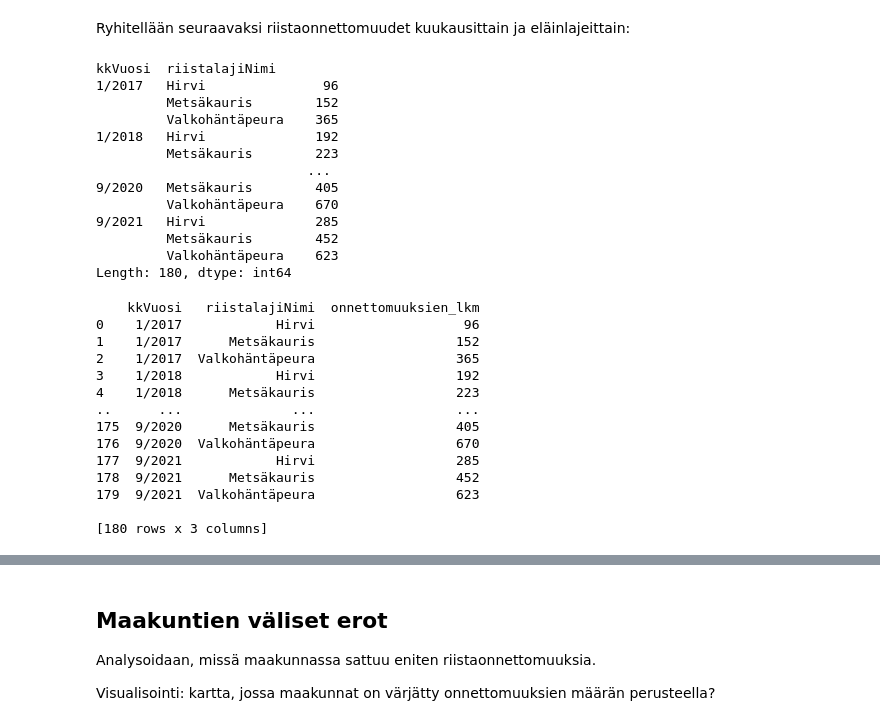
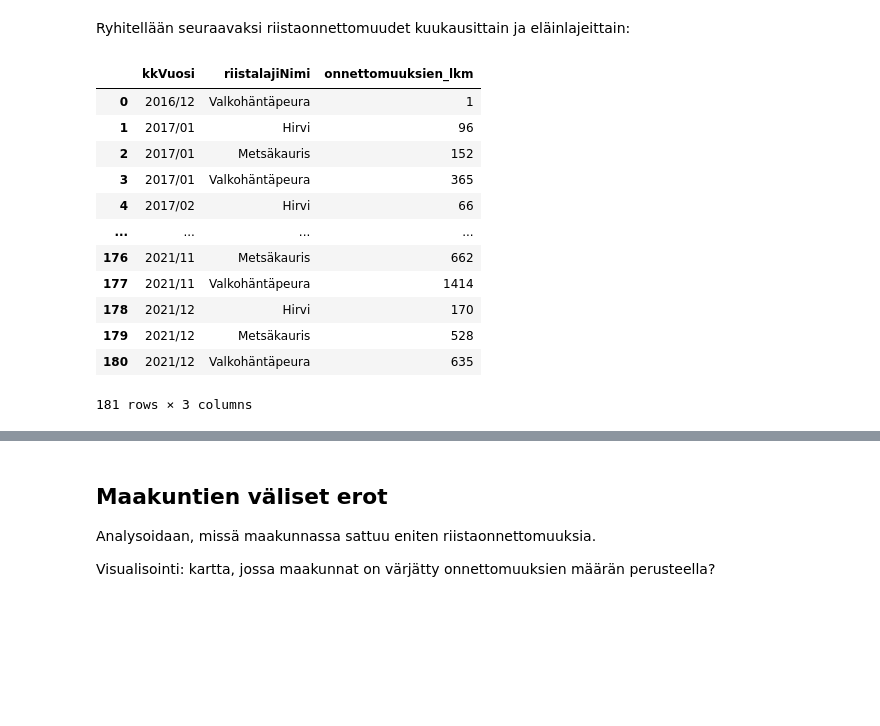
Before and after one commit to SallaLipasti/riistaonnettomuudet, a Jupyter notebook: datan_analysointi.ipynb, the cells around one changed output, grey strips where cells are left out. Drawn from its saved outputs; the diff is of its cells as text; code cells hidden in the pictures; blank space fills up the shorter version.

```diff
--- a/datan_analysointi.ipynb
+++ b/datan_analysointi.ipynb
@@ -264,39 +293,19 @@ df2.head(10)
 # %% [markdown]
 Ryhitellään seuraavaksi riistaonnettomuudet kuukausittain ja eläinlajeittain:
 # %%
-df3 = df2.groupby(['kkVuosi', 'riistalajiNimi']).size()
-df3
+kk_ryhm = df2.groupby(['kkVuosi', 'riistalajiNimi']).size().reset_index(name = 'onnettomuuksien_lkm')
+kk_ryhm
 # %% [output]
+|  | kkVuosi | riistalajiNimi | onnettomuuksien_lkm |
+| 0 | 2016/12 | Valkohäntäpeura | 1 |
+| 1 | 2017/01 | Hirvi | 96 |
+| 2 | 2017/01 | Metsäkauris | 152 |
+| 3 | 2017/01 | Valkohäntäpeura | 365 |
+| 4 | 2017/02 | Hirvi | 66 |
+| ... | ... | ... | ... |
+| 176 | 2021/11 | Metsäkauris | 662 |
+| 177 | 2021/11 | Valkohäntäpeura | 1414 |
+| 178 | 2021/12 | Hirvi | 170 |
+| 179 | 2021/12 | Metsäkauris | 528 |
+| 180 | 2021/12 | Valkohäntäpeura | 635 |
-kkVuosi  riistalajiNimi
-1/2017   Hirvi               96
-         Metsäkauris        152
-         Valkohäntäpeura    365
-1/2018   Hirvi              192
-         Metsäkauris        223
-                           ...
-9/2020   Metsäkauris        405
-         Valkohäntäpeura    670
-9/2021   Hirvi              285
-         Metsäkauris        452
-         Valkohäntäpeura    623
-Length: 180, dtype: int64
+181 rows × 3 columns
-# %%
-# Muutetaan series takaisin dataframeksi, ja annetaan uudelle sarakkeelle nimi:
-df3 = df3.reset_index(name='onnettomuuksien_lkm')
-
-print(df3)
-# %% [output]
-    kkVuosi   riistalajiNimi  onnettomuuksien_lkm
-0    1/2017            Hirvi                   96
-1    1/2017      Metsäkauris                  152
-2    1/2017  Valkohäntäpeura                  365
-3    1/2018            Hirvi                  192
-4    1/2018      Metsäkauris                  223
-..      ...              ...                  ...
-175  9/2020      Metsäkauris                  405
-176  9/2020  Valkohäntäpeura                  670
-177  9/2021            Hirvi                  285
-178  9/2021      Metsäkauris                  452
-179  9/2021  Valkohäntäpeura                  623
-
-[180 rows x 3 columns]
```
Also changed, not shown: parts of 14 cells of this notebook.
